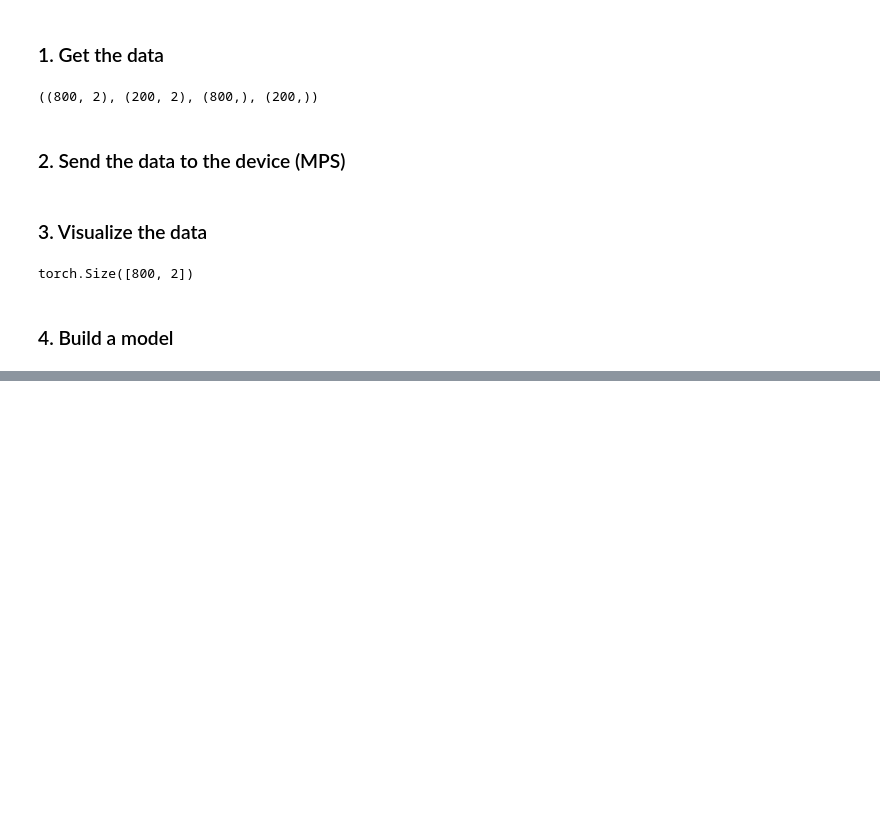
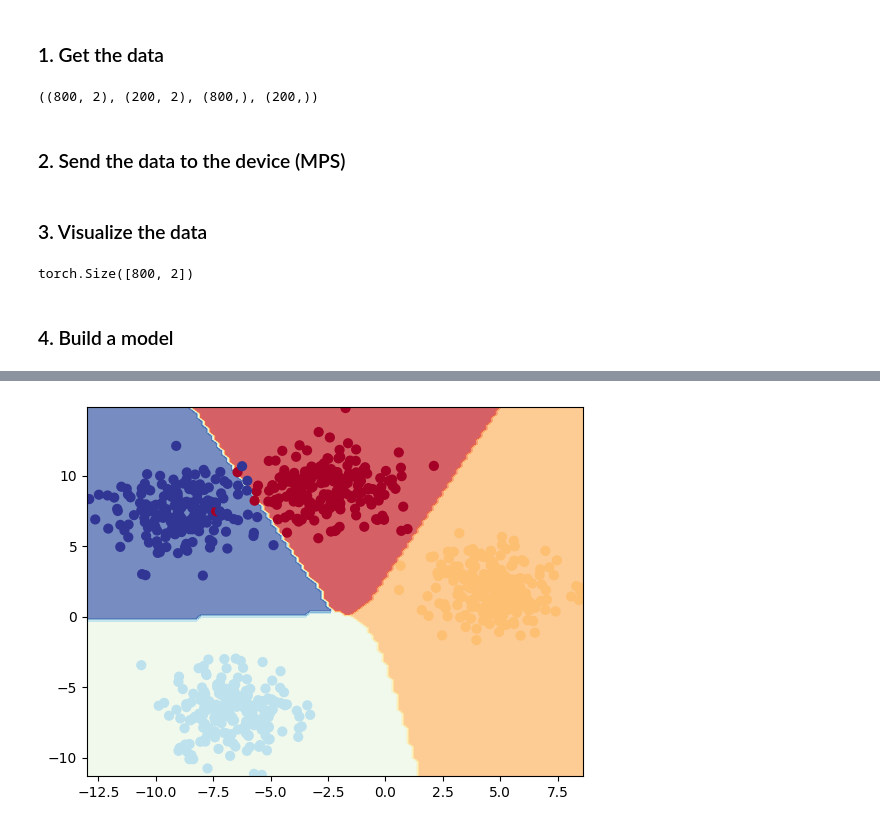
Before and after one commit to maxcol01/PyTorch_ZTM, a Jupyter notebook: Learning_PyTorch/02_PyTroch_Classification.ipynb, the cells around one changed output, grey strips where cells are left out. Saved outputs shown, nothing was run; the diff lists cells and outputs as text; code cells hidden in the pictures; blank space fills up the shorter version.

```diff
--- a/Learning_PyTorch/02_PyTroch_Classification.ipynb
+++ b/Learning_PyTorch/02_PyTroch_Classification.ipynb
@@ -394,3 +392,5 @@ Total params: 10,852
 Trainable params: 10,852
 Non-trainable params: 0
 =================================================================
+# %%
+model2 = set_to_device(model2)
@@ -396,0 +458,4 @@ Non-trainable params: 0
+# %%
+plot_decision_boundary(model2, X_train_ten2, y_train_ten2)
+# %% [output]
+[figure, added]
```
Also changed, not shown: parts of 10 cells of this notebook.
